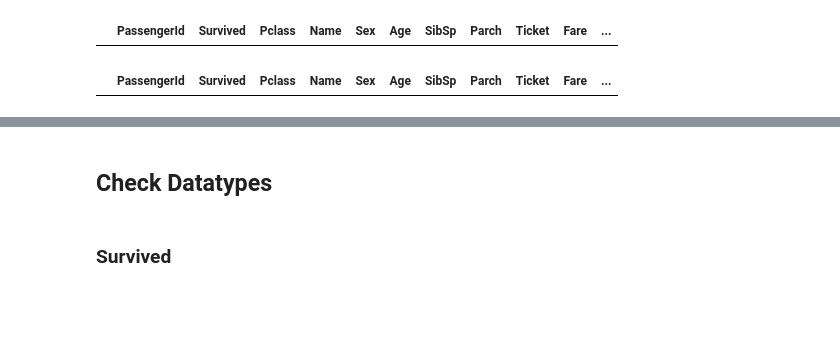
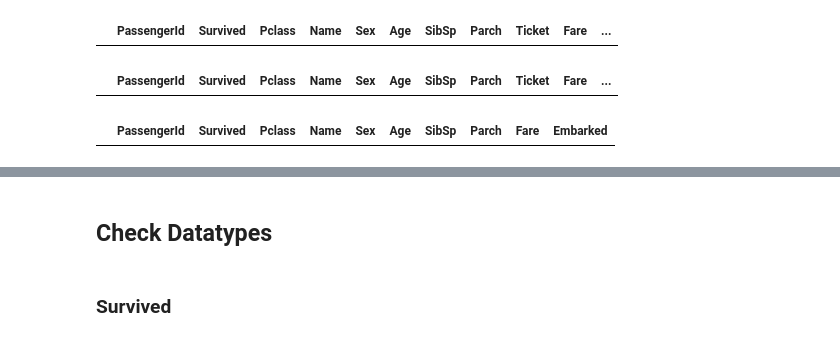
Before and after one commit to d4vidbiertmpl/kaggle-titanic, a Jupyter notebook: Kaggle_Titanic.ipynb, the cells around one changed output, grey strips where cells are left out. Drawn from its saved outputs; the diff is of its cells as text; code cells hidden in the pictures; blank space fills up the shorter version.

```diff
--- a/Kaggle_Titanic.ipynb
+++ b/Kaggle_Titanic.ipynb
@@ -111,6 +127,11 @@ df[df.SibSp.isnull()]
 df[df.Parch.isnull()]
 # %% [output]
 |  | PassengerId | Survived | Pclass | Name | Sex | Age | SibSp | Parch | Ticket | Fare | ... |
+# %%
+# missing values at Ticket
+df[df.Parch.isnull()]
+# %% [output]
+|  | PassengerId | Survived | Pclass | Name | Sex | Age | SibSp | Parch | Fare | Embarked |
 # %%
 # missing values at Fare
 df[df.Fare.isnull()]
```
Also changed, not shown: parts of 20 cells of this notebook.
